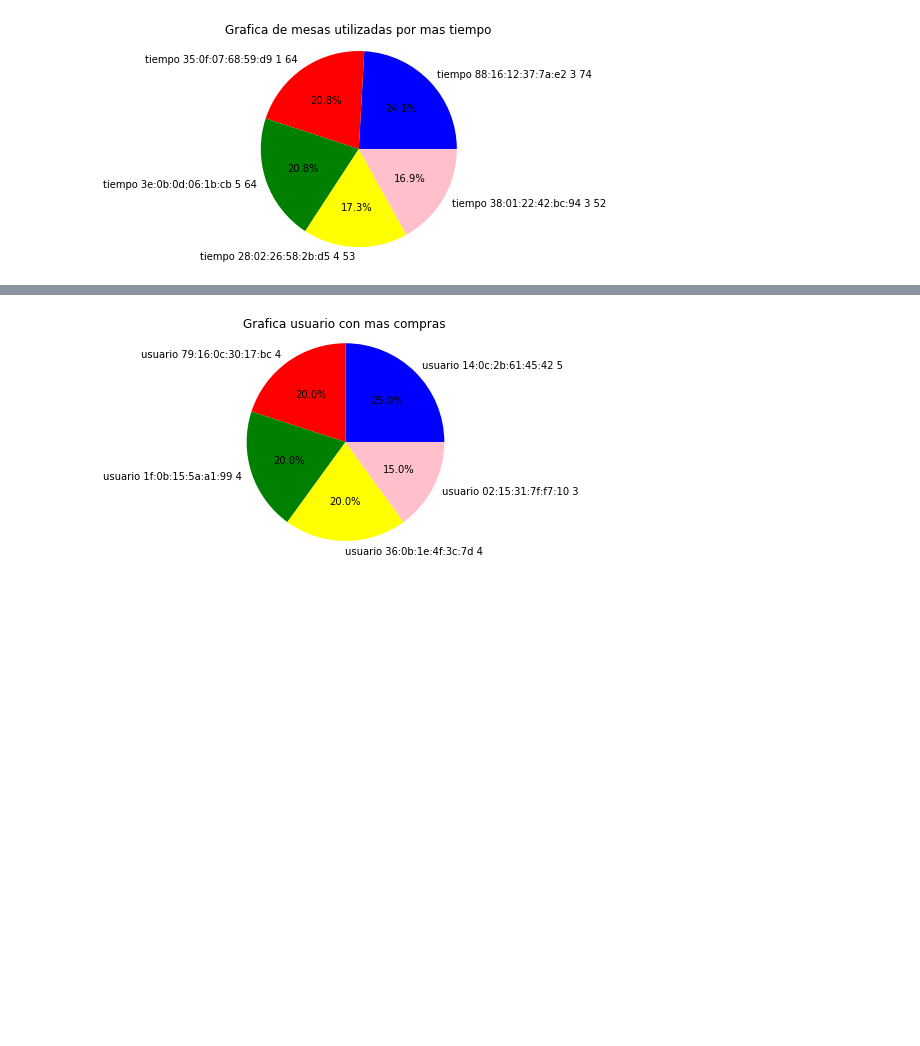
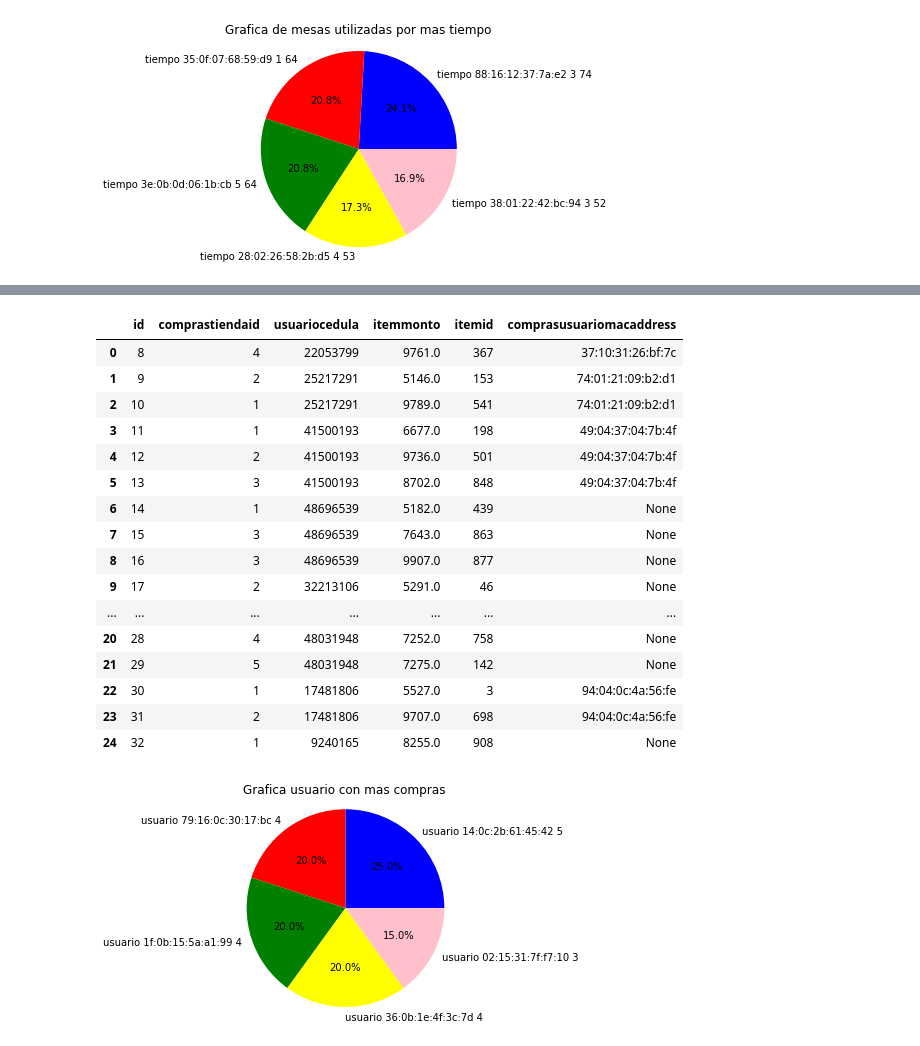
Before and after one commit to AlessandroTatoli/proyecto1, a Jupyter notebook: Graficos.ipynb, the cells around one changed output, grey strips where cells are left out. Saved outputs shown, nothing was run; the diff lists cells and outputs as text; code cells hidden in the pictures; blank space fills up the shorter version.

```diff
--- a/Graficos.ipynb
+++ b/Graficos.ipynb
@@ -150,3 +226,25 @@ plt.show()
+# %%
+dataFrame = pd.read_sql('SELECT * FROM compras', conn)
+df = pd.DataFrame(dataFrame, columns=['id','comprastiendaid','usuariocedula','itemmonto','itemid','comprasusuariomacaddress'])
+df.head(25)
+# %% [output]
+|  | id | comprastiendaid | usuariocedula | itemmonto | itemid | comprasusuariomacaddress |
+| 0 | 8 | 4 | 22053799 | 9761.0 | 367 | 37:10:31:26:bf:7c |
+| 1 | 9 | 2 | 25217291 | 5146.0 | 153 | 74:01:21:09:b2:d1 |
+| 2 | 10 | 1 | 25217291 | 9789.0 | 541 | 74:01:21:09:b2:d1 |
+| 3 | 11 | 1 | 41500193 | 6677.0 | 198 | 49:04:37:04:7b:4f |
+| 4 | 12 | 2 | 41500193 | 9736.0 | 501 | 49:04:37:04:7b:4f |
+| 5 | 13 | 3 | 41500193 | 8702.0 | 848 | 49:04:37:04:7b:4f |
+| 6 | 14 | 1 | 48696539 | 5182.0 | 439 | None |
+| 7 | 15 | 3 | 48696539 | 7643.0 | 863 | None |
+| 8 | 16 | 3 | 48696539 | 9907.0 | 877 | None |
+| 9 | 17 | 2 | 32213106 | 5291.0 | 46 | None |
+| ... | ... | ... | ... | ... | ... | ... |
+| 20 | 28 | 4 | 48031948 | 7252.0 | 758 | None |
+| 21 | 29 | 5 | 48031948 | 7275.0 | 142 | None |
+| 22 | 30 | 1 | 17481806 | 5527.0 | 3 | 94:04:0c:4a:56:fe |
+| 23 | 31 | 2 | 17481806 | 9707.0 | 698 | 94:04:0c:4a:56:fe |
+| 24 | 32 | 1 | 9240165 | 8255.0 | 908 | None |
 # %%
 def ver_usuarios_mas_compras():
     cur = conn.cursor()
```
Also changed, not shown: parts of 10 cells of this notebook.
